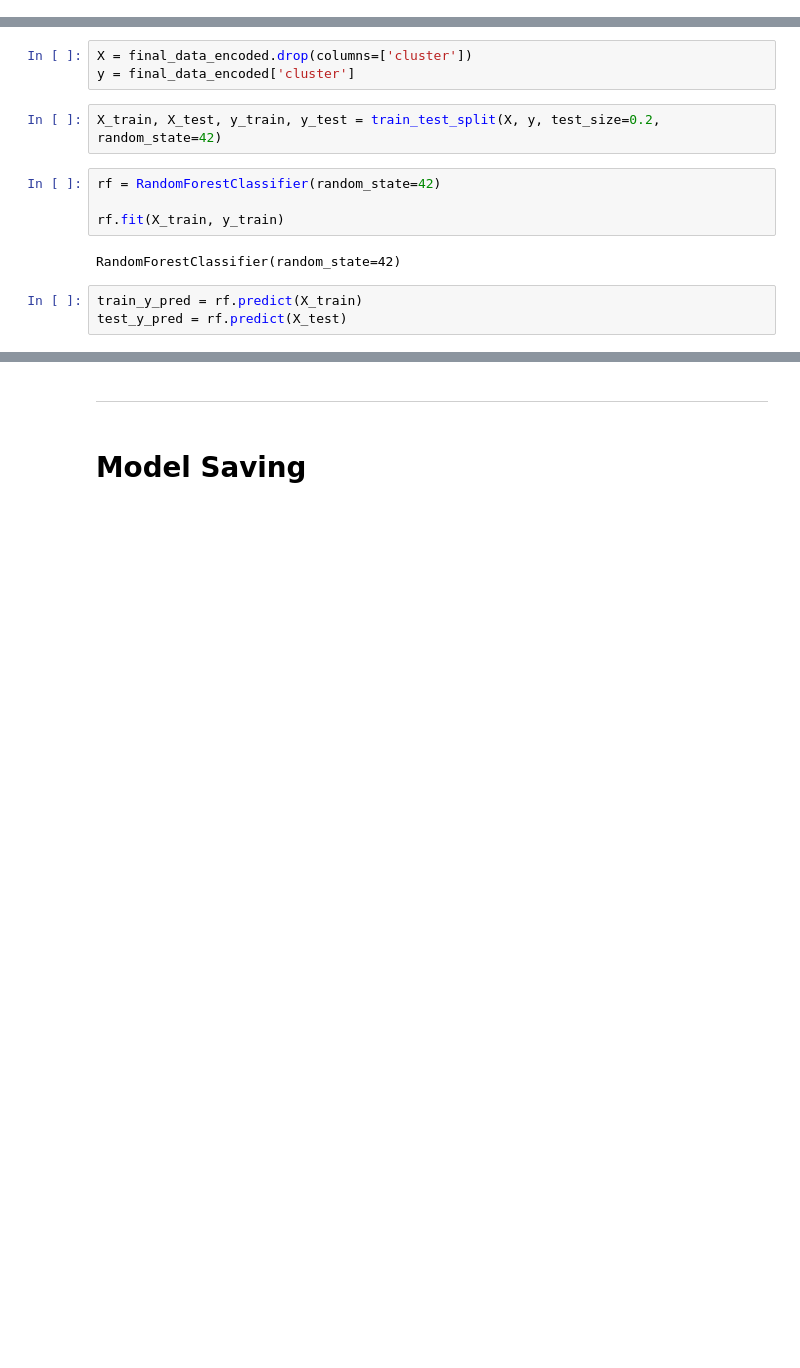
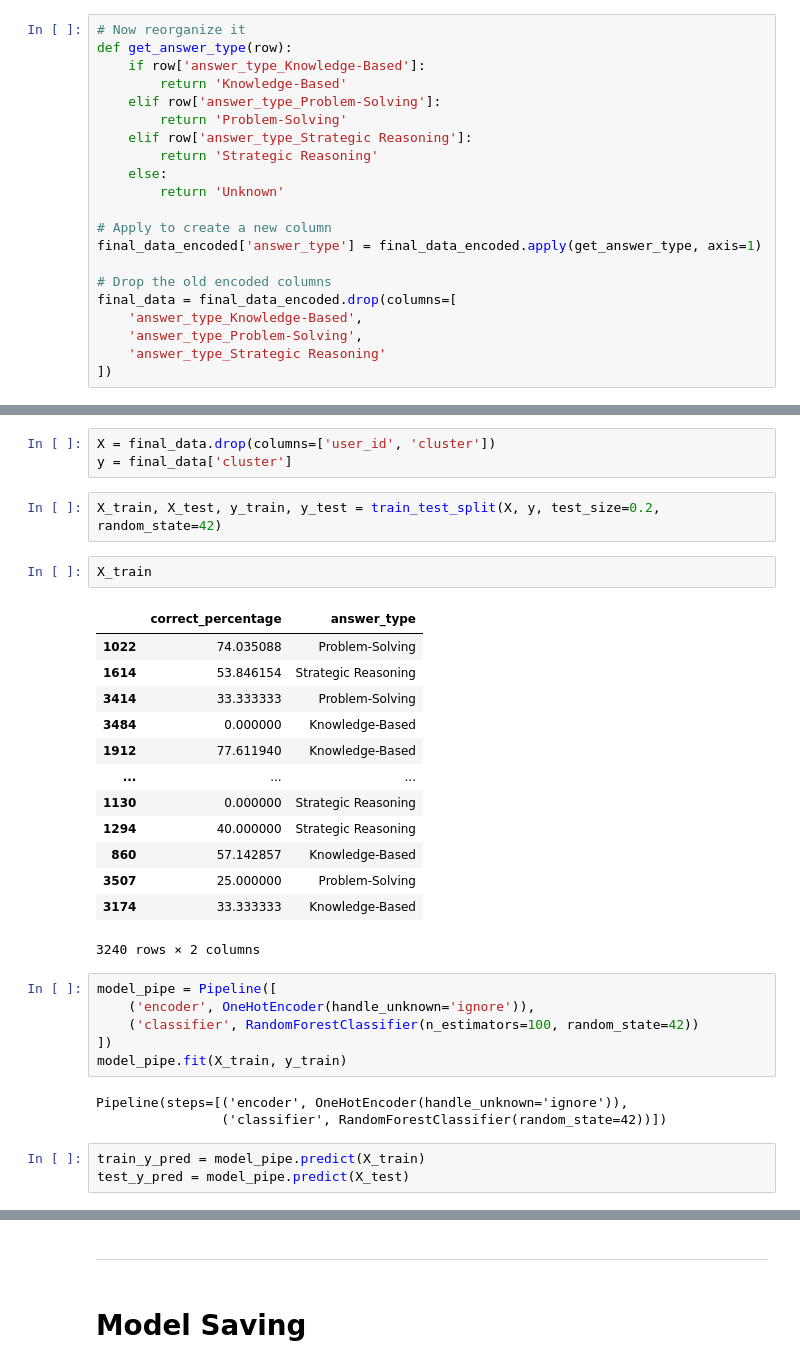
Before and after one commit to Ahmed-M-Fayad/Student-Performance-Classifier, a Jupyter notebook: Model Training/Model_training.ipynb, the cells around one changed output, grey strips where cells are left out. Cells and saved outputs as stored; diff of their text form; blank space fills up the shorter version.

```diff
--- a/Model Training/Model_training.ipynb
+++ b/Model Training/Model_training.ipynb
@@ -196,5 +196,26 @@ plt.show()
 ---
 # %% [markdown]
 # Model Training
+# %%
+# Now reorganize it
+def get_answer_type(row):
+    if row['answer_type_Knowledge-Based']:
+        return 'Knowledge-Based'
+    elif row['answer_type_Problem-Solving']:
+        return 'Problem-Solving'
+    elif row['answer_type_Strategic Reasoning']:
+        return 'Strategic Reasoning'
+    else:
+        return 'Unknown'
+
+# Apply to create a new column
+final_data_encoded['answer_type'] = final_data_encoded.apply(get_answer_type, axis=1)
+
+# Drop the old encoded columns
+final_data = final_data_encoded.drop(columns=[
+    'answer_type_Knowledge-Based',
+    'answer_type_Problem-Solving',
+    'answer_type_Strategic Reasoning'
+])
 # %%
 from sklearn.ensemble import RandomForestClassifier
@@ -201,19 +223,38 @@ from sklearn.ensemble import RandomForestClassifier
 from sklearn.model_selection import train_test_split
 from sklearn.metrics import recall_score, f1_score, classification_report
 # %%
-X = final_data_encoded.drop(columns=['cluster'])
-y = final_data_encoded['cluster']
+X = final_data.drop(columns=['user_id', 'cluster'])
+y = final_data['cluster']
 # %%
 X_train, X_test, y_train, y_test = train_test_split(X, y, test_size=0.2, random_state=42)
+# %%
+X_train
+# %% [output]
+|  | correct_percentage | answer_type |
+| 1022 | 74.035088 | Problem-Solving |
+| 1614 | 53.846154 | Strategic Reasoning |
+| 3414 | 33.333333 | Problem-Solving |
+| 3484 | 0.000000 | Knowledge-Based |
+| 1912 | 77.611940 | Knowledge-Based |
+| ... | ... | ... |
+| 1130 | 0.000000 | Strategic Reasoning |
+| 1294 | 40.000000 | Strategic Reasoning |
+| 860 | 57.142857 | Knowledge-Based |
+| 3507 | 25.000000 | Problem-Solving |
+| 3174 | 33.333333 | Knowledge-Based |
+3240 rows × 2 columns
 # %%
-rf = RandomForestClassifier(random_state=42)
-
-rf.fit(X_train, y_train)
+model_pipe = Pipeline([
+    ('encoder', OneHotEncoder(handle_unknown='ignore')),
+    ('classifier', RandomForestClassifier(n_estimators=100, random_state=42))
+])
+model_pipe.fit(X_train, y_train)
 # %% [output]
-RandomForestClassifier(random_state=42)
+Pipeline(steps=[('encoder', OneHotEncoder(handle_unknown='ignore')),
+                ('classifier', RandomForestClassifier(random_state=42))])
 # %%
-train_y_pred = rf.predict(X_train)
-test_y_pred = rf.predict(X_test)
+train_y_pred = model_pipe.predict(X_train)
+test_y_pred = model_pipe.predict(X_test)
 # %%
 print("Train Recall:", recall_score(y_train, train_y_pred, average='weighted'))
 print("Test Recall:", recall_score(y_test, test_y_pred, average='weighted'))
```
Also changed, not shown: parts of 10 cells of this notebook, 5 other files.
